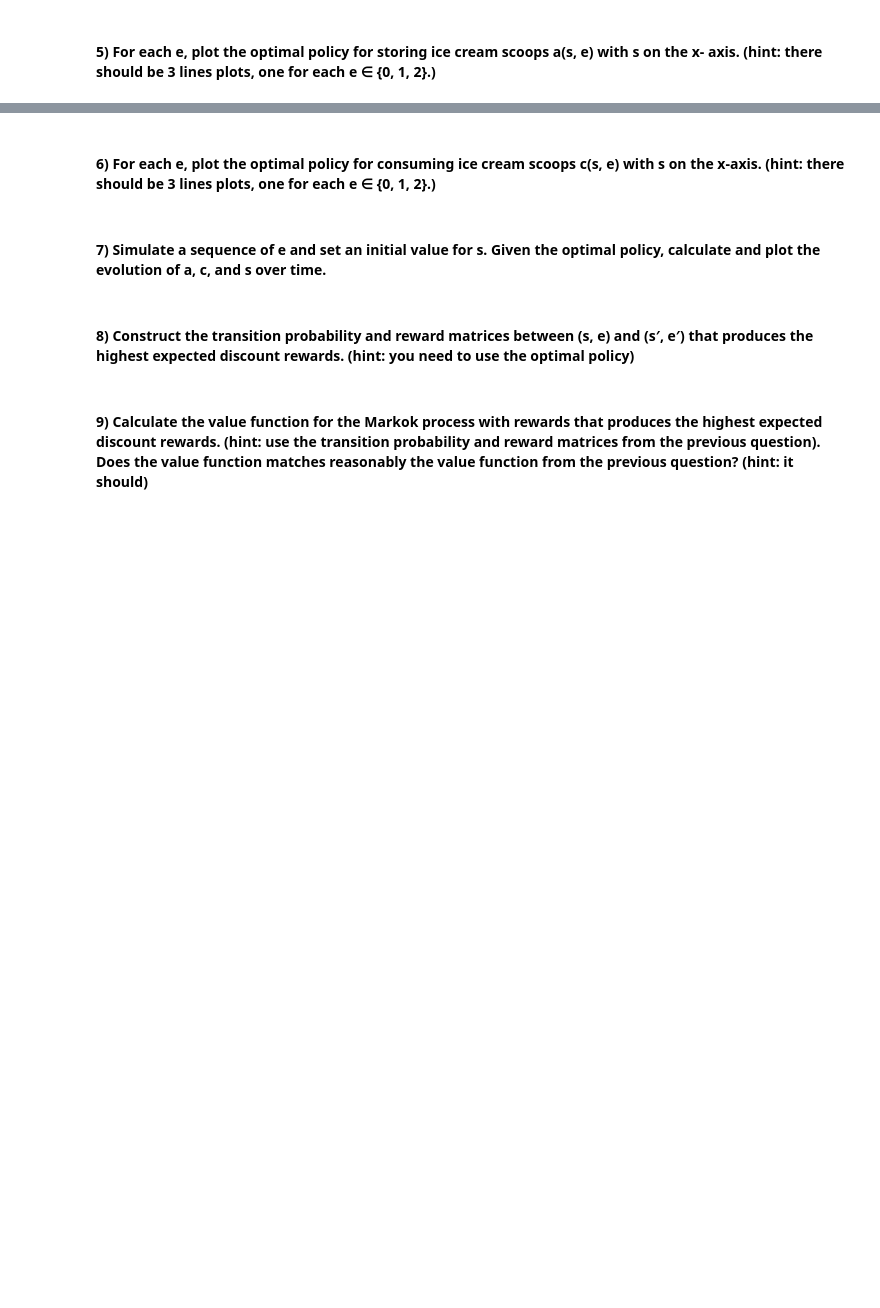
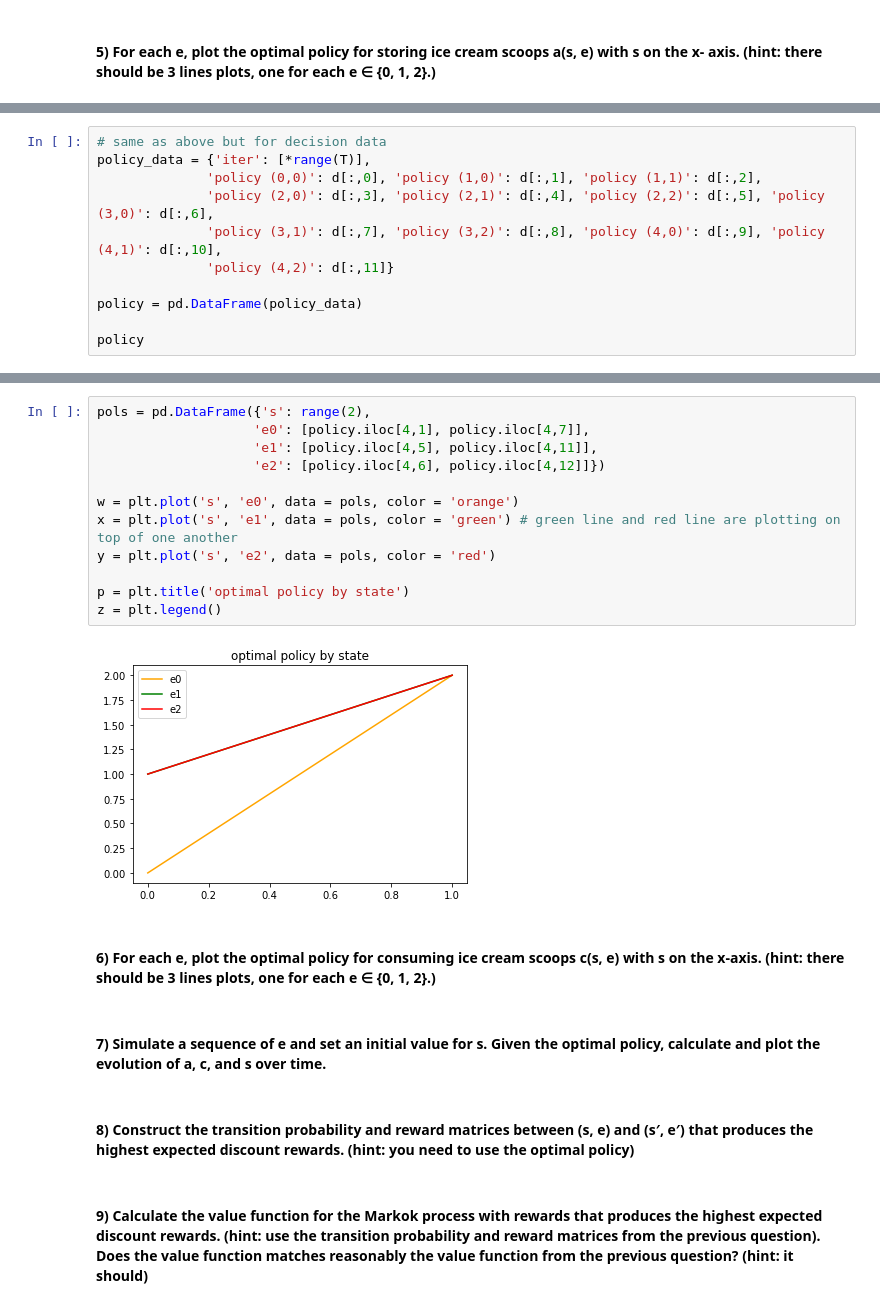
Before and after one commit to colella2/ReinforcementLearning_Assignment2, a Jupyter notebook: Reinforcement_Learning_Assignment 2_Colella_v2.ipynb, the cells around one changed output, grey strips where cells are left out. Cells and saved outputs as stored; diff of their text form; blank space fills up the shorter version.

```diff
--- a/Reinforcement_Learning_Assignment 2_Colella_v2.ipynb
+++ b/Reinforcement_Learning_Assignment 2_Colella_v2.ipynb
@@ -664,0 +725,11 @@ plt.title('Value function by state for each possible scoops given')
+# %%
+# same as above but for decision data
+policy_data = {'iter': [*range(T)],
+              'policy (0,0)': d[:,0], 'policy (1,0)': d[:,1], 'policy (1,1)': d[:,2],
+              'policy (2,0)': d[:,3], 'policy (2,1)': d[:,4], 'policy (2,2)': d[:,5], 'policy (3,0)': d[:,6],
+              'policy (3,1)': d[:,7], 'policy (3,2)': d[:,8], 'policy (4,0)': d[:,9], 'policy (4,1)': d[:,10],
+              'policy (4,2)': d[:,11]}
+
+policy = pd.DataFrame(policy_data)
+
+policy
@@ -665,3 +750,17 @@ plt.title('Value function by state for each possible scoops given')
+# %%
+pols = pd.DataFrame({'s': range(2),
+                    'e0': [policy.iloc[4,1], policy.iloc[4,7]],
+                    'e1': [policy.iloc[4,5], policy.iloc[4,11]],
+                    'e2': [policy.iloc[4,6], policy.iloc[4,12]]})
+
+w = plt.plot('s', 'e0', data = pols, color = 'orange')
+x = plt.plot('s', 'e1', data = pols, color = 'green') # green line and red line are plotting on top of one another
+y = plt.plot('s', 'e2', data = pols, color = 'red')
+
+p = plt.title('optimal policy by state')
+z = plt.legend()
+# %% [output]
+[figure, added]
 # %% [markdown]
 #### 6) For each e, plot the optimal policy for consuming ice cream scoops c(s, e) with s on the x-axis. (hint: there should be 3 lines plots, one for each e ∈ {0, 1, 2}.)
 # %% [markdown]
```
Also changed, not shown: parts of 20 cells of this notebook.
